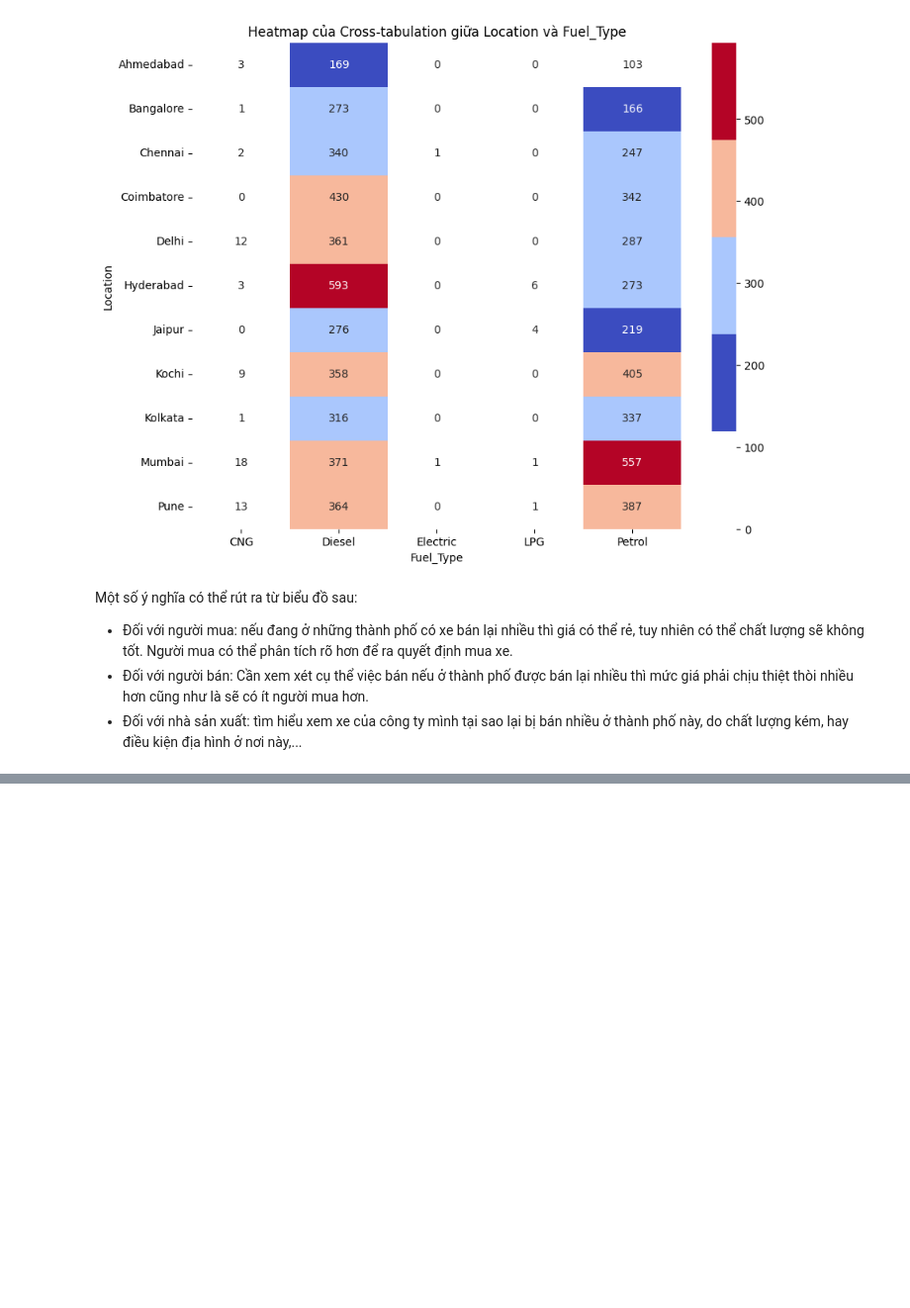
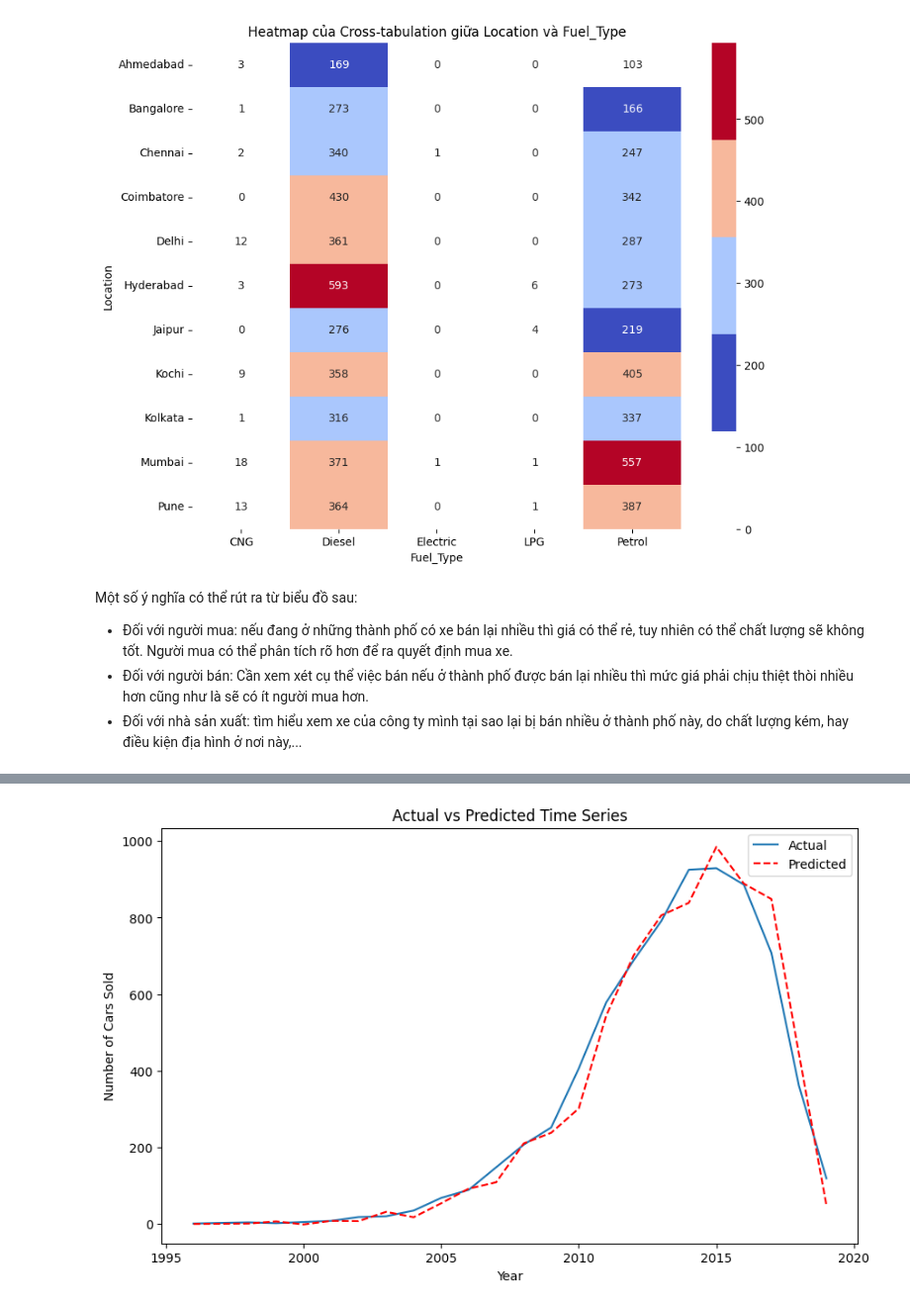
Before and after one commit to Hoangnhan1708/visualize-cars-analysis-project, a Jupyter notebook: notebooks/visualization.ipynb, the cells around one changed output, grey strips where cells are left out. Shown at 99% size. Cells and saved outputs as stored; diff of their text form; code cells hidden in the pictures; blank space fills up the shorter version.

Commit message:
Add ARIMA model

```diff
--- a/notebooks/visualization.ipynb
+++ b/notebooks/visualization.ipynb
@@ -206,0 +225,29 @@ Một số ý nghĩa có thể rút ra từ biểu đồ sau:
+# %%
+# Xác định cột Year làm index và sắp xếp lại dữ liệu theo năm
+df['Year'] = pd.to_datetime(df['Year'], format='%Y')
+df.set_index('Year', inplace=True)
+df.sort_index(inplace=True)
+
+# Tính tổng số lượng xe bán được theo năm
+sum = df.groupby(df.index.year).size()
+
+# Tạo mô hình ARIMA
+model = ARIMA(sum, order=(5,1,0)) # Thử nghiệm với order=(5,1,0)
+
+# Huấn luyện mô hình
+model_fit = model.fit()
+
+# Dự đoán với dữ liệu cũ
+predictions = model_fit.predict(start=0, end=len(sum)-1, typ='levels')
+
+# Vẽ biểu đồ
+plt.figure(figsize=(10,6))
+plt.plot(sum, label='Actual')
+plt.plot(predictions, color='red', linestyle='--', label='Predicted')
+plt.title('Actual vs Predicted Time Series')
+plt.xlabel('Year')
+plt.ylabel('Number of Cars Sold')
+plt.legend()
+plt.show()
+# %% [output]
+[figure, added]
```
Also changed, not shown: parts of 3 cells of this notebook.
